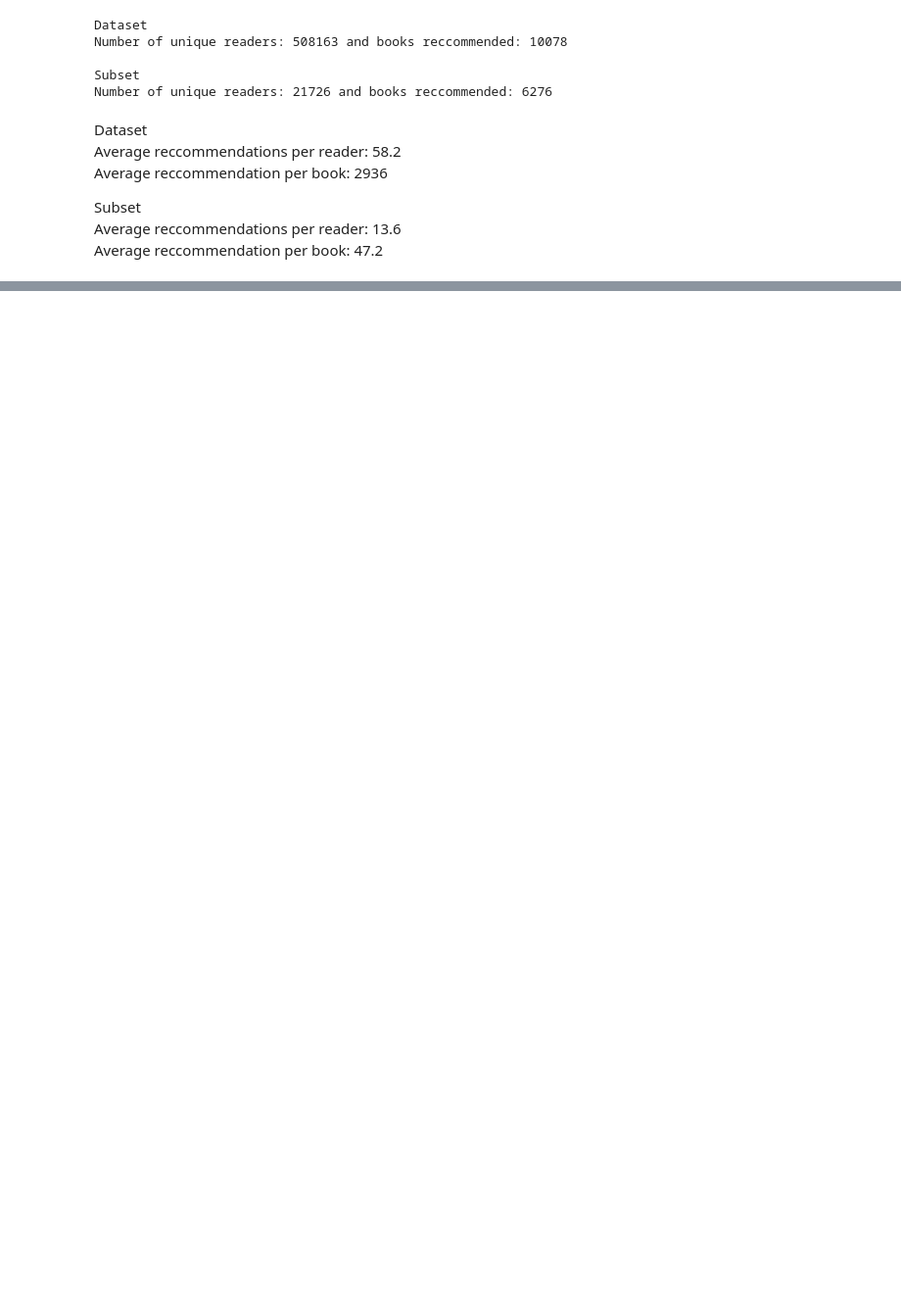
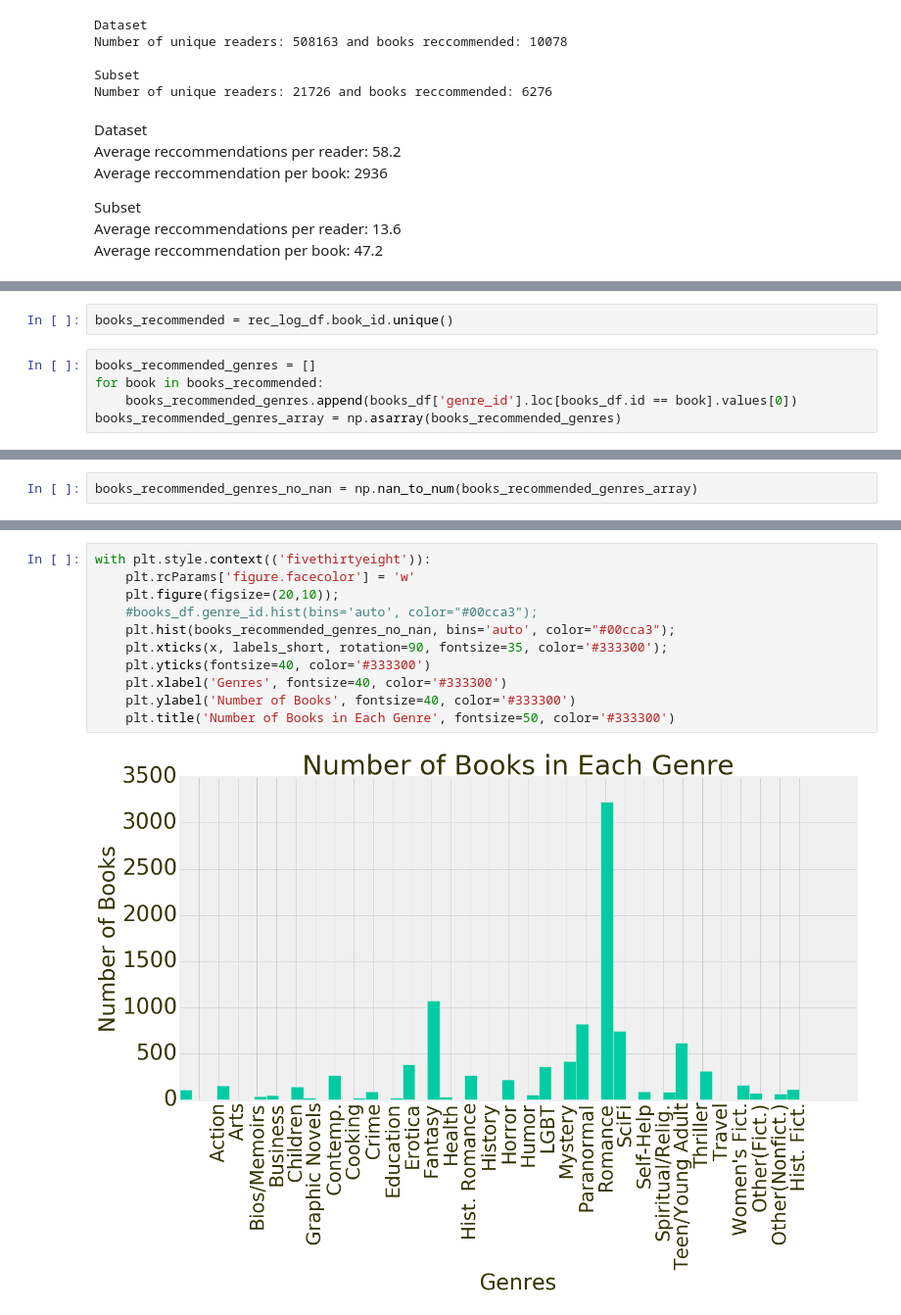
Before and after one commit to declausen/capstone_project, a Jupyter notebook: eda.ipynb, the cells around one changed output, grey strips where cells are left out. Shown at 98% size. Drawn from its saved outputs; the diff is of its cells as text; blank space fills up the shorter version.

```diff
--- a/eda.ipynb
+++ b/eda.ipynb
@@ -147,0 +326,7 @@ df01.claimed.value_counts().plot(kind='bar');
+# %%
+books_recommended = rec_log_df.book_id.unique()
+# %%
+books_recommended_genres = []
+for book in books_recommended:
+    books_recommended_genres.append(books_df['genre_id'].loc[books_df.id == book].values[0])
+books_recommended_genres_array = np.asarray(books_recommended_genres)
@@ -147,0 +341,2 @@ df01.claimed.value_counts().plot(kind='bar');
+# %%
+books_recommended_genres_no_nan = np.nan_to_num(books_recommended_genres_array)
@@ -147,0 +390,13 @@ df01.claimed.value_counts().plot(kind='bar');
+# %%
+with plt.style.context(('fivethirtyeight')):
+    plt.rcParams['figure.facecolor'] = 'w'
+    plt.figure(figsize=(20,10));
+    #books_df.genre_id.hist(bins='auto', color="#00cca3");
+    plt.hist(books_recommended_genres_no_nan, bins='auto', color="#00cca3");
+    plt.xticks(x, labels_short, rotation=90, fontsize=35, color='#333300');
+    plt.yticks(fontsize=40, color='#333300')
+    plt.xlabel('Genres', fontsize=40, color='#333300')
+    plt.ylabel('Number of Books', fontsize=40, color='#333300')
+    plt.title('Number of Books in Each Genre', fontsize=50, color='#333300')
+# %% [output]
+[figure, added]
```
Also changed, not shown: parts of 35 cells of this notebook, 15 other files.
